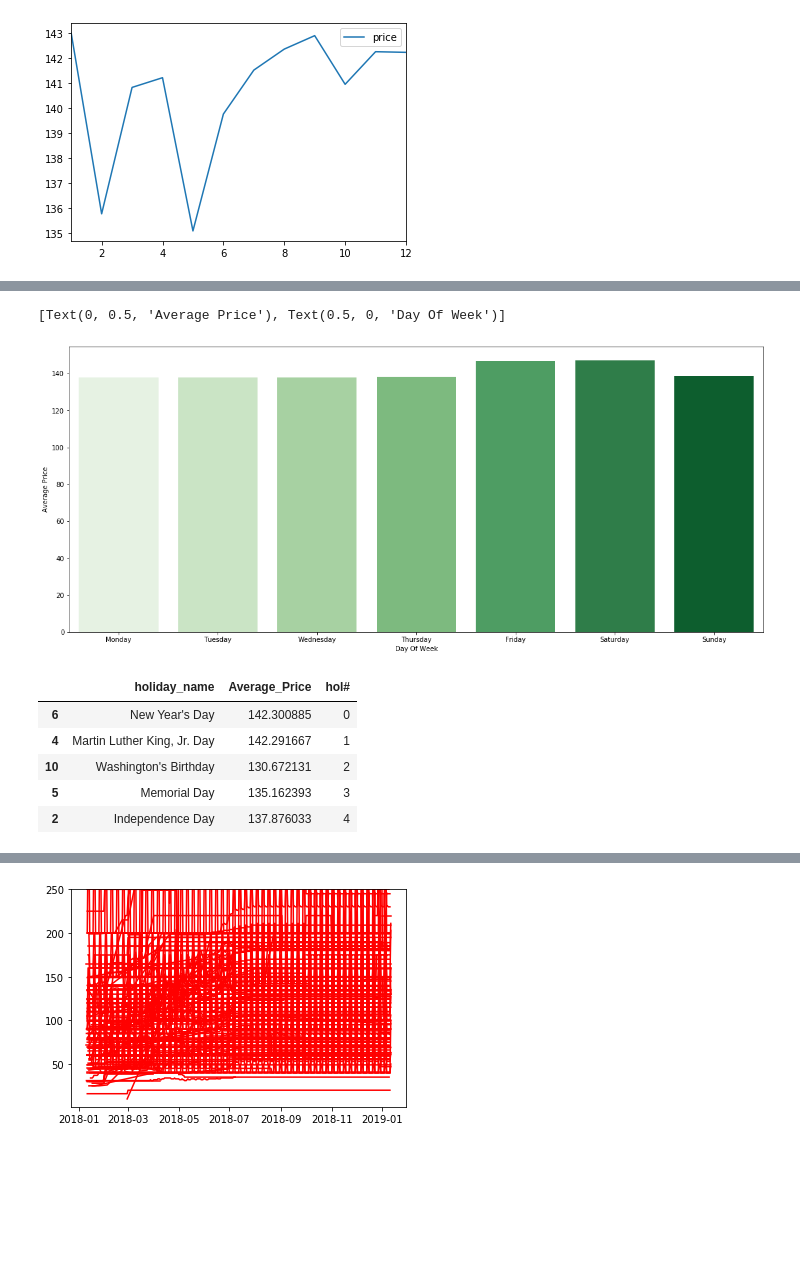
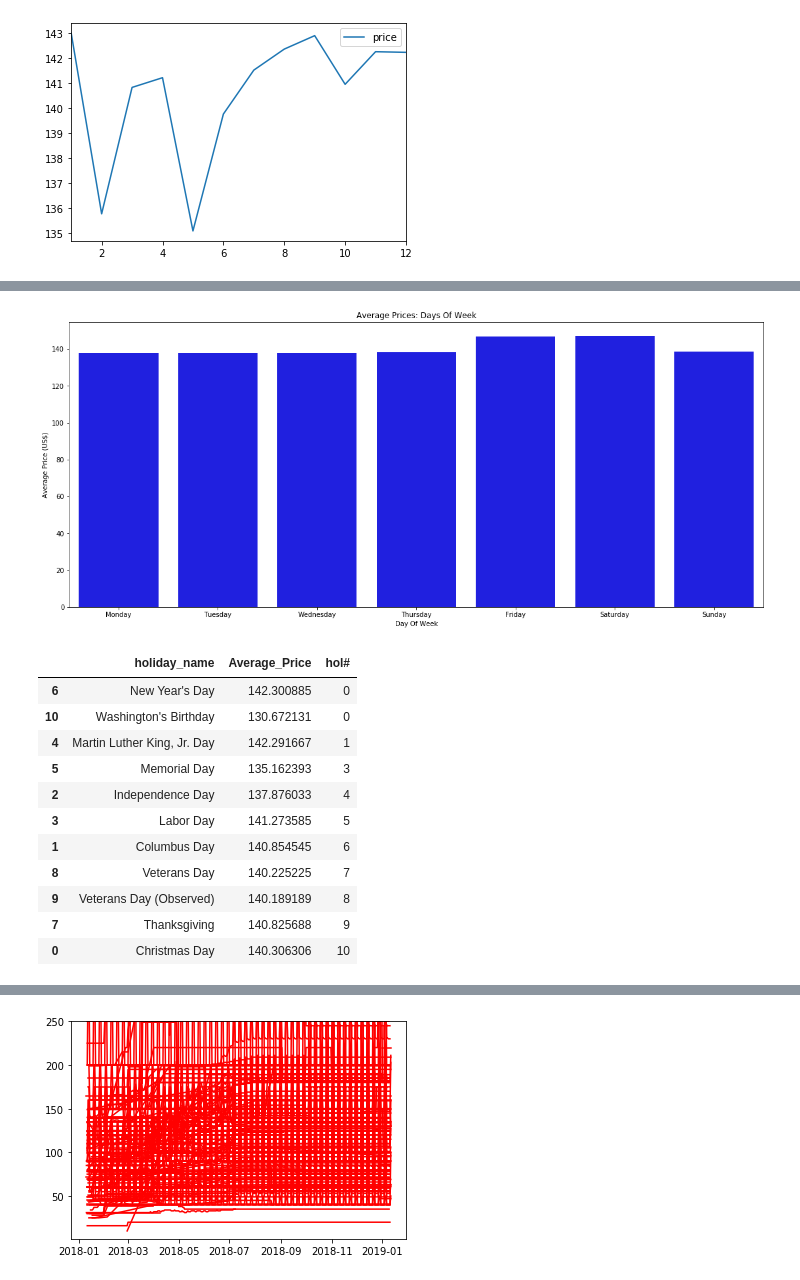
Before and after one commit to areselian/Project1_Group2, a Jupyter notebook: NYC_clndr.ipynb, the cells around one changed output, grey strips where cells are left out. Saved outputs shown, nothing was run; the diff lists cells and outputs as text; code cells hidden in the pictures; blank space fills up the shorter version.

```diff
--- a/NYC_clndr.ipynb
+++ b/NYC_clndr.ipynb
@@ -19,7 +19,7 @@ from pandas.plotting import register_matplotlib_converters
 register_matplotlib_converters()
 # %%
 # Import Data
-data_df = pd.read_csv('calendar.csv.gz', nrows=100000, compression='gzip', error_bad_lines=False)
+data_df = pd.read_csv('NYcalendar.csv.gz', nrows=100000, compression='gzip', error_bad_lines=False)
 # Set Display Options
 pd.set_option('display.max_rows', 100000)
 pd.set_option('display.max_columns', 100000)
@@ -117,11 +129,12 @@ DoW_df=DoW_df.rename(columns={'price':'Average_Price'})
 # %%
 # Day of Week Prices
 plt.figure(figsize=(19,8))
-ax = sns.barplot("dayofweek", y="Average_Price", data=DoW_df,palette="Greens")
-ax.set(xlabel='Day Of Week', ylabel='Average Price')
+ax = sns.barplot("dayofweek", y="Average_Price", data=DoW_df,color="b")
+ax.set(xlabel='Day Of Week', ylabel='Average Price (US$)')
+plt.title("Average Prices: Days Of Week")
+plt.savefig("NYC_Weekly_Day_Avgs.png")
 # %% [output]
-[Text(0, 0.5, 'Average Price'), Text(0.5, 0, 'Day Of Week')]
-[figure, old version]
+[figure, new version]
 # %%
 # Calc Avg Prices for Holidays
 Hol_df=data_df.groupby('holiday_name').price.mean()
@@ -133,7 +146,7 @@ for index,row in Hol_df.iterrows():
         Hol_df.set_value(index,'hol#',0)
     if row['holiday_name']=='Martin Luther King, Jr. Day':
         Hol_df.set_value(index,'hol#',1)
-    if row['holiday_name']=="Washington's Birthday":
+    if row['holiday_name']=="Presidents Day":
         Hol_df.set_value(index,'hol#',2)
     if row['holiday_name']=='Memorial Day':
         Hol_df.set_value(index,'hol#',3)
@@ -153,14 +166,20 @@ for index,row in Hol_df.iterrows():
         Hol_df.set_value(index,'hol#',10)
 Hol_df=Hol_df.sort_values('hol#',ascending=[1])
 Hol_df=Hol_df.rename(columns={'price':'Average_Price'})
-Hol_df.head()
+Hol_df
 # %% [output]
 |  | holiday_name | Average_Price | hol# |
 | 6 | New Year's Day | 142.300885 | 0 |
+| 10 | Washington's Birthday | 130.672131 | 0 |
 | 4 | Martin Luther King, Jr. Day | 142.291667 | 1 |
-| 10 | Washington's Birthday | 130.672131 | 2 |
 | 5 | Memorial Day | 135.162393 | 3 |
 | 2 | Independence Day | 137.876033 | 4 |
+| 3 | Labor Day | 141.273585 | 5 |
+| 1 | Columbus Day | 140.854545 | 6 |
+| 8 | Veterans Day | 140.225225 | 7 |
+| 9 | Veterans Day (Observed) | 140.189189 | 8 |
+| 7 | Thanksgiving | 140.825688 | 9 |
+| 0 | Christmas Day | 140.306306 | 10 |
 # %%
 # Holiday Prices
 plt.figure(figsize=(19,8))
```
Also changed, not shown: parts of 3 cells of this notebook.
